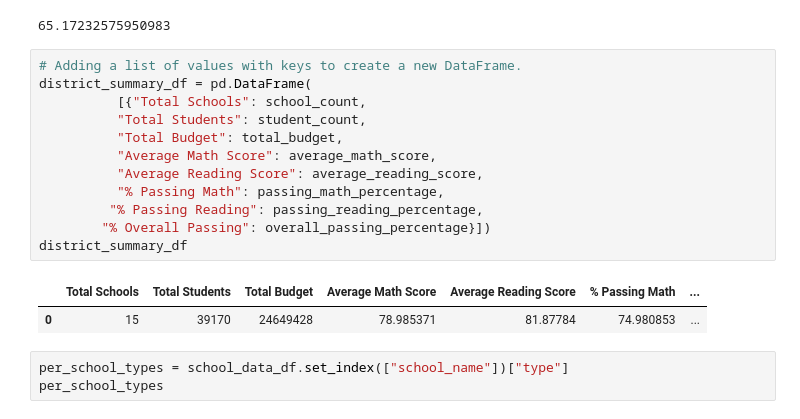
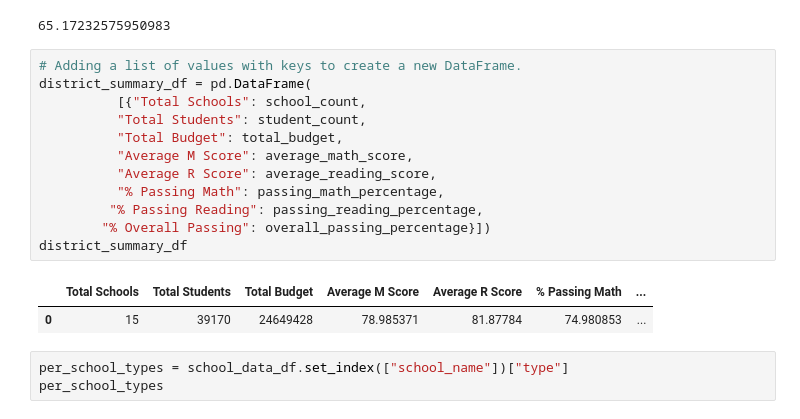
Before and after one commit to ksreeja993/School_District_Analysis, a Jupyter notebook: Pycityschools.ipynb, the cells around one changed output. Drawn from its saved outputs; the diff is of its cells as text.

```diff
--- a/Pycityschools.ipynb
+++ b/Pycityschools.ipynb
@@ -264,17 +264,17 @@ overall_passing_percentage
 # %%
 # Adding a list of values with keys to create a new DataFrame.
 district_summary_df = pd.DataFrame(
           [{"Total Schools": school_count,
           "Total Students": student_count,
           "Total Budget": total_budget,
-          "Average Math Score": average_math_score,
-          "Average Reading Score": average_reading_score,
+          "Average M Score": average_math_score,
+          "Average R Score": average_reading_score,
           "% Passing Math": passing_math_percentage,
          "% Passing Reading": passing_reading_percentage,
         "% Overall Passing": overall_passing_percentage}])
 district_summary_df
 # %% [output]
-|  | Total Schools | Total Students | Total Budget | Average Math Score | Average Reading Score | % Passing Math | ... |
+|  | Total Schools | Total Students | Total Budget | Average M Score | Average R Score | % Passing Math | ... |
 | 0 | 15 | 39170 | 24649428 | 78.985371 | 81.87784 | 74.980853 | ... |
 # %%
 per_school_types = school_data_df.set_index(["school_name"])["type"]
```
Also changed, not shown: parts of 18 cells of this notebook.
